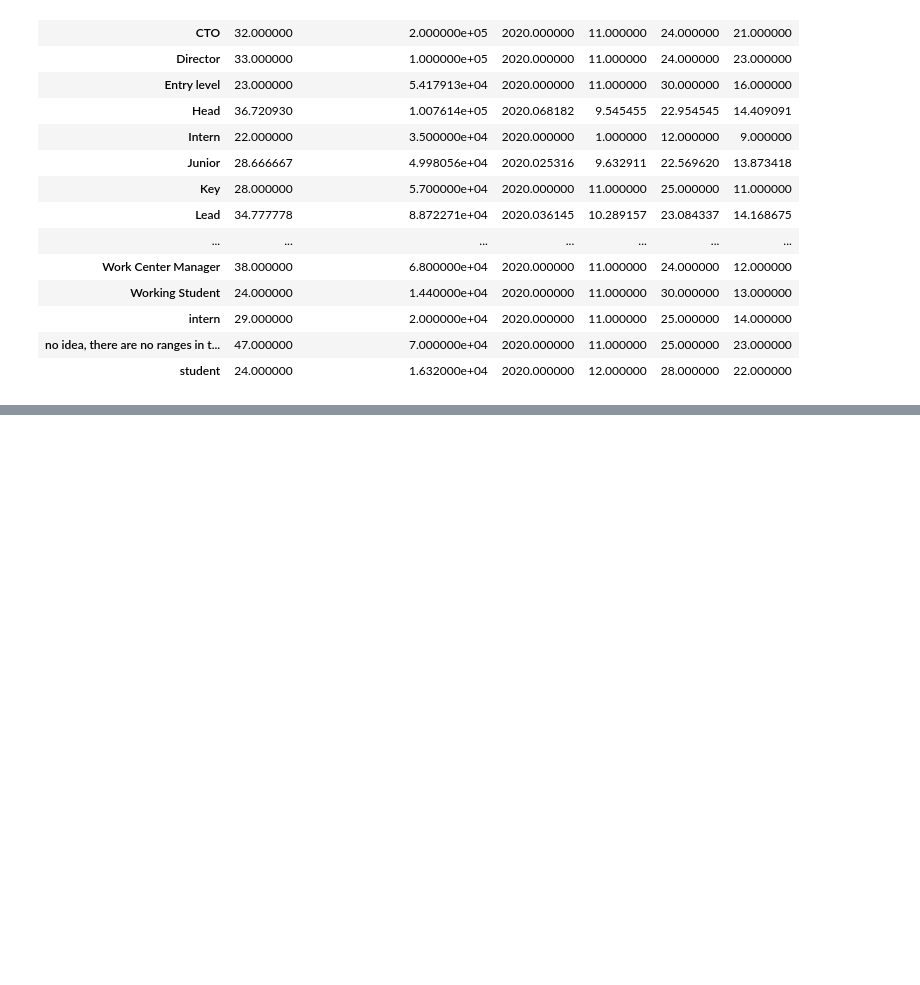
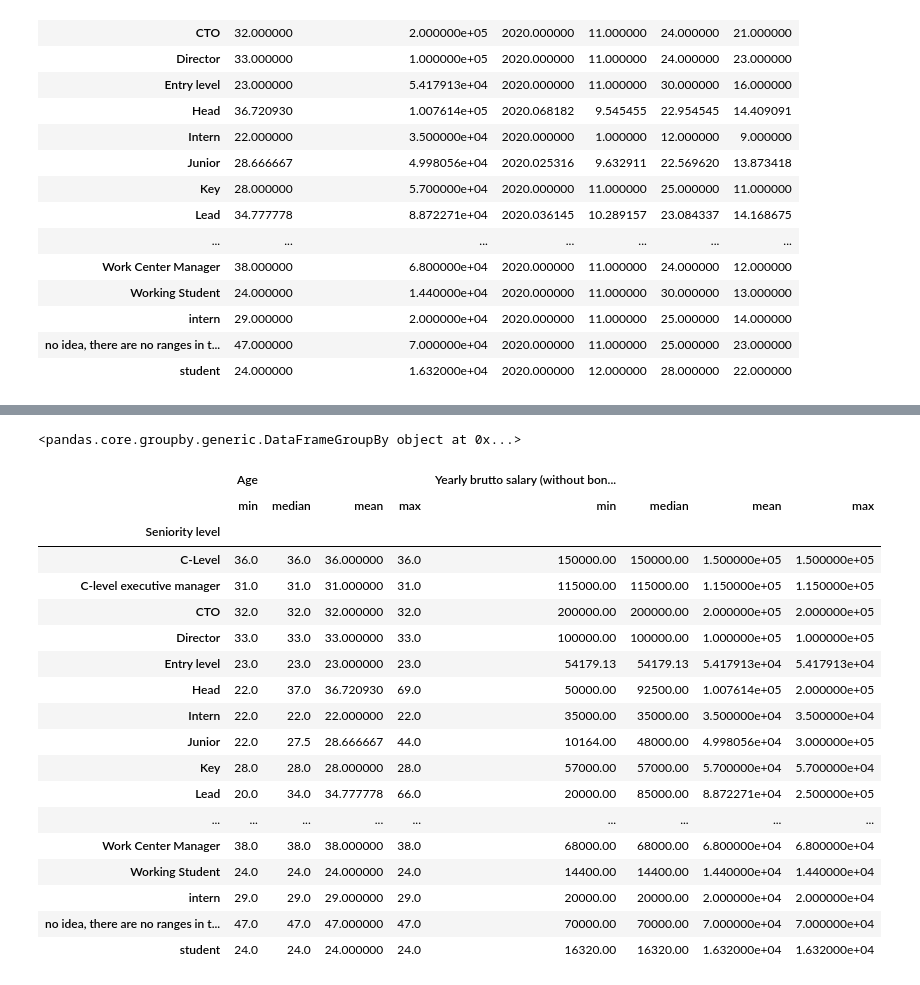
Before and after one commit to ChristianOLopez/PythonEDA, a Jupyter notebook: SalarySurveyProject.ipynb, the cells around one changed output, grey strips where cells are left out. Saved outputs shown, nothing was run; the diff lists cells and outputs as text; code cells hidden in the pictures; blank space fills up the shorter version.

```diff
--- a/SalarySurveyProject.ipynb
+++ b/SalarySurveyProject.ipynb
@@ -254,3 +254,5 @@ basic.groupby("Seniority level").mean() # media por cargos y niveles
 | intern | 29.000000 | 2.000000e+04 | 2020.000000 | 11.000000 | 25.000000 | 14.000000 |
 | no idea, there are no ranges in t... | 47.000000 | 7.000000e+04 | 2020.000000 | 11.000000 | 25.000000 | 23.000000 |
 | student | 24.000000 | 1.632000e+04 | 2020.000000 | 12.000000 | 28.000000 | 22.000000 |
+# %%
+numeric_data = basic.drop(["Year","Month","Day","Hour"], axis=1) # quitando los campos de fecha
@@ -256,0 +280,27 @@ basic.groupby("Seniority level").mean() # media por cargos y niveles
+# %%
+numeric_data.groupby("Seniority level") # agrupando
+# %% [output]
+<pandas.core.groupby.generic.DataFrameGroupBy object at 0x...>
+# %%
+import statistics as st # importar statistics para hallar la moda pero para este tipo de datos no aplica
+numeric_data.groupby("Seniority level").aggregate([min, np.median, np.mean, max]) # detalle por cada campo Age y Salary en cada nivel de cargo (campos en float64)
+# %% [output]
+|  | Age |  |  |  | Yearly brutto salary (without bon... |  |  |  |
+|  | min | median | mean | max | min | median | mean | max |
+| Seniority level |  |  |  |  |  |  |  |  |
+| C-Level | 36.0 | 36.0 | 36.000000 | 36.0 | 150000.00 | 150000.00 | 1.500000e+05 | 1.500000e+05 |
+| C-level executive manager | 31.0 | 31.0 | 31.000000 | 31.0 | 115000.00 | 115000.00 | 1.150000e+05 | 1.150000e+05 |
+| CTO | 32.0 | 32.0 | 32.000000 | 32.0 | 200000.00 | 200000.00 | 2.000000e+05 | 2.000000e+05 |
+| Director | 33.0 | 33.0 | 33.000000 | 33.0 | 100000.00 | 100000.00 | 1.000000e+05 | 1.000000e+05 |
+| Entry level | 23.0 | 23.0 | 23.000000 | 23.0 | 54179.13 | 54179.13 | 5.417913e+04 | 5.417913e+04 |
+| Head | 22.0 | 37.0 | 36.720930 | 69.0 | 50000.00 | 92500.00 | 1.007614e+05 | 2.000000e+05 |
+| Intern | 22.0 | 22.0 | 22.000000 | 22.0 | 35000.00 | 35000.00 | 3.500000e+04 | 3.500000e+04 |
+| Junior | 22.0 | 27.5 | 28.666667 | 44.0 | 10164.00 | 48000.00 | 4.998056e+04 | 3.000000e+05 |
+| Key | 28.0 | 28.0 | 28.000000 | 28.0 | 57000.00 | 57000.00 | 5.700000e+04 | 5.700000e+04 |
+| Lead | 20.0 | 34.0 | 34.777778 | 66.0 | 20000.00 | 85000.00 | 8.872271e+04 | 2.500000e+05 |
+| ... | ... | ... | ... | ... | ... | ... | ... | ... |
+| Work Center Manager | 38.0 | 38.0 | 38.000000 | 38.0 | 68000.00 | 68000.00 | 6.800000e+04 | 6.800000e+04 |
+| Working Student | 24.0 | 24.0 | 24.000000 | 24.0 | 14400.00 | 14400.00 | 1.440000e+04 | 1.440000e+04 |
+| intern | 29.0 | 29.0 | 29.000000 | 29.0 | 20000.00 | 20000.00 | 2.000000e+04 | 2.000000e+04 |
+| no idea, there are no ranges in t... | 47.0 | 47.0 | 47.000000 | 47.0 | 70000.00 | 70000.00 | 7.000000e+04 | 7.000000e+04 |
+| student | 24.0 | 24.0 | 24.000000 | 24.0 | 16320.00 | 16320.00 | 1.632000e+04 | 1.632000e+04 |
```
Also changed, not shown: parts of 3 cells of this notebook.
